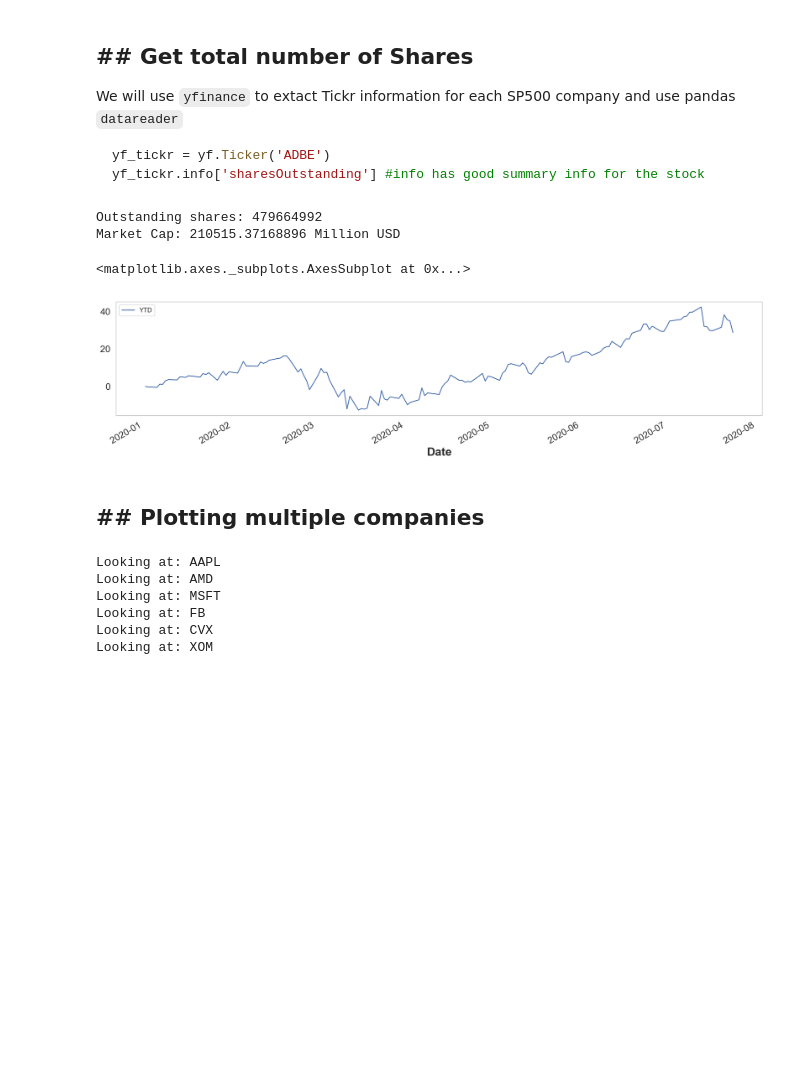
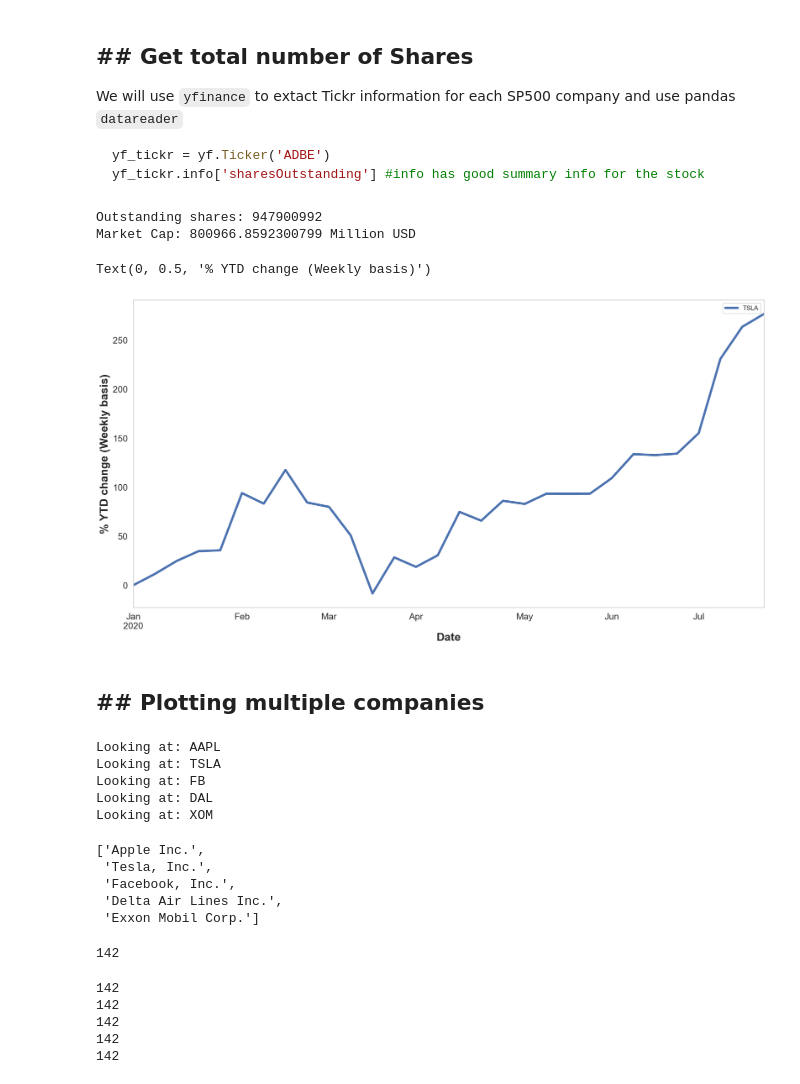
Before and after one commit to pgg1610/Project-Notebooks, a Jupyter notebook: SP_500.ipynb, the cells around one changed output. Cells and saved outputs as stored; diff of their text form; code cells hidden in the pictures; blank space fills up the shorter version.

```diff
--- a/SP_500.ipynb
+++ b/SP_500.ipynb
@@ -162,25 +169,27 @@ import yfinance as yf
 START_DATE = "2020-01-01"
 END_DATE = "2020-07-26"
 # %%
-yf_tickr = yf.Ticker('ADBE')
+yf_tickr = yf.Ticker('TSLA')
 # %%
 _shares_outstanding = yf_tickr.info['sharesOutstanding']
 _previous_close = yf_tickr.info['previousClose']
 print('Outstanding shares: {}'.format(_shares_outstanding))
 print('Market Cap: {} Million USD'.format((_shares_outstanding * _previous_close)/10**6))
 # %% [output]
-Outstanding shares: 479664992
-Market Cap: 210515.37168896 Million USD
+Outstanding shares: 947900992
+Market Cap: 800966.8592300799 Million USD
 # %%
-df_tckr = yf_tickr.history(start=START_DATE, end=END_DATE, actions=False)
+df_tckr = yf_tickr.history(start=START_DATE, end=END_DATE, interval="1wk", actions=False)
 df_tckr['Market_Cap'] = df_tckr['Open'] * _shares_outstanding
 df_tckr['YTD'] = (df_tckr['Open'] - df_tckr['Open'][0]) * 100 / df_tckr['Open'][0]
 # %%
-fig, ax = plt.subplots(1,1, figsize=(20,4))
-df_tckr.plot(use_index=True, y="YTD",ax=ax, grid=False)
+fig, ax = plt.subplots(1,1, figsize=(20,10))
+df_tckr.plot(use_index=True, y="YTD",ax=ax, linewidth=4, grid=False, label='TSLA')
+ax.set_xlabel('Date')
+ax.set_ylabel('% YTD change (Weekly basis)')
 # %% [output]
-<matplotlib.axes._subplots.AxesSubplot at 0x...>
+Text(0, 0.5, '% YTD change (Weekly basis)')
-[figure, old version]
+[figure, new version]
 # %% [markdown]
 ## ## Plotting multiple companies
 # %%
@@ -207,14 +216,14 @@ def plot_market_cap(tickr_list, START_DATE, END_DATE):
 
     return total_data
 # %%
-tickr_list = ['AAPL', 'AMD', 'MSFT','FB','CVX','XOM']
+#tickr_list = ['AAPL', 'AMD', 'MSFT','FB','CVX','XOM']
+tickr_list = ['AAPL', 'TSLA','FB','DAL','XOM']
 #tickr_list = ['S5INFT', 'SPX','XLG','SPN','S5INDU']
 #tickr_list = SP_500_df['Symbol'].to_list()
 data = plot_market_cap(tickr_list, START_DATE, END_DATE)
 # %% [output]
 Looking at: AAPL
-Looking at: AMD
-Looking at: MSFT
+Looking at: TSLA
 Looking at: FB
-Looking at: CVX
+Looking at: DAL
 Looking at: XOM
@@ -221,4 +232,23 @@ Looking at: XOM
+# %%
+company_name
+# %% [output]
+['Apple Inc.',
+ 'Tesla, Inc.',
+ 'Facebook, Inc.',
+ 'Delta Air Lines Inc.',
+ 'Exxon Mobil Corp.']
+# %%
+print(len(data['AAPL']['hist']['YTD']))
+# %% [output]
+142
 # %%
 ytd_stat = pd.DataFrame()
 for tickr in tickr_list:
-    ytd_stat[tickr] = data[tickr]['hist']['YTD']
+    print(len(data[tickr]['hist']['YTD']))
+    ytd_stat[tickr] = data[tickr]['hist']['YTD'].values
+# %% [output]
+142
+142
+142
+142
+142
```
Also changed, not shown: parts of 11 cells of this notebook, 38 other files.
